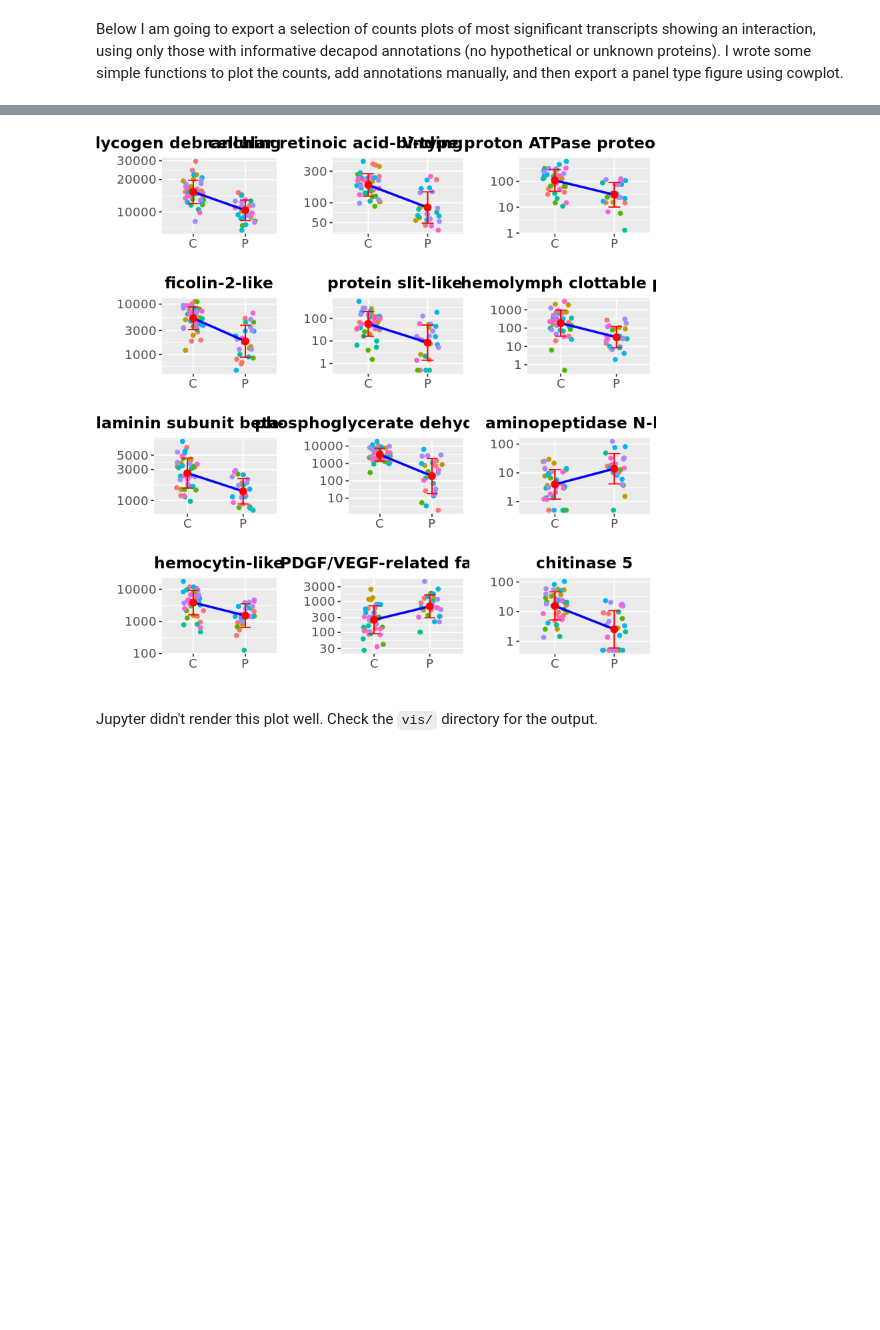
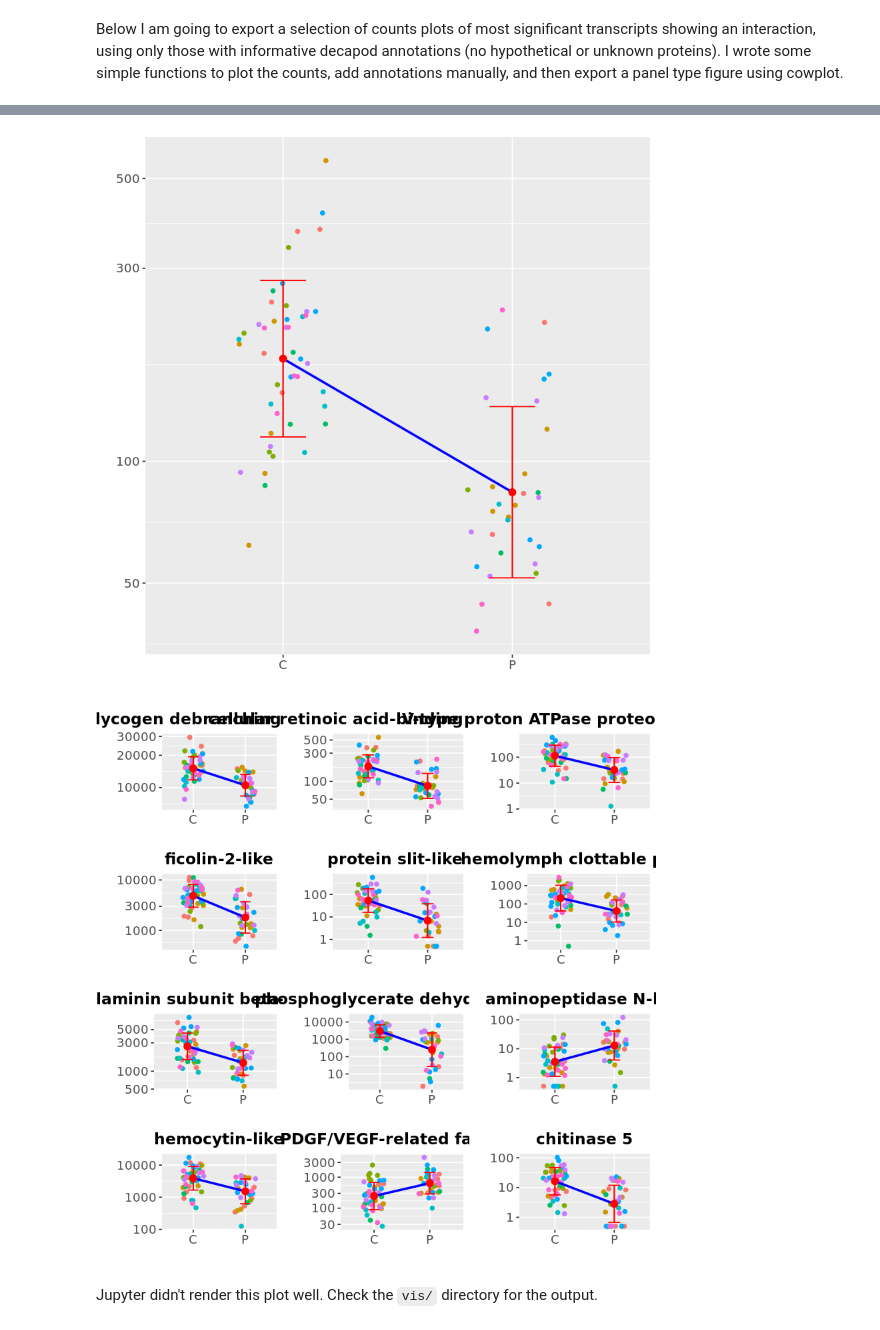
Before and after one commit to tepoltlab/RhithroLoxo_DE, a Jupyter notebook: juptyer_notebooks/DESeq2_RhithroLoxo.ipynb, the cells around one changed output, grey strips where cells are left out. Cells and saved outputs as stored; diff of their text form; code cells hidden in the pictures; blank space fills up the shorter version.

```diff
--- a/juptyer_notebooks/DESeq2_RhithroLoxo.ipynb
+++ b/juptyer_notebooks/DESeq2_RhithroLoxo.ipynb
@@ -618,9 +619,8 @@ ERROR: Error in eval(expr, envir, enclos): object 'decapod_annot' not found
 # %%
 library(cowplot)
 easy_plotCounts <- function(ID){
-    count_plot <- plotCounts(dds_range, gene=ID, intgroup=c("condition", "site"), returnData=TRUE)
-    plotCounts(dds_range, gene=ID, intgroup=c("condition", "site"), returnData=TRUE)
-        ggplot(count_plot, aes(x=condition, y=count, color=site)) +
+    count_plot <- plotCounts(dds_clean, gene=ID, intgroup=c("condition", "site"), returnData=TRUE)
+    ggplot(count_plot, aes(x=condition, y=count, color=site)) +
         theme(strip.text.x = element_text(size = 12),
         axis.text.x = element_text(size=11),
         axis.text.y = element_text(size=11)) +
@@ -632,36 +632,39 @@ easy_plotCounts <- function(ID){
         stat_summary(fun.data=mean_sdl, fun.args = list(mult=1), geom="errorbar", color="red", width=0.2) +
         scale_y_log10()
 }
 
 add_title <- function(ID, title){
      easy_plotCounts(ID) +
         ggtitle(title) +
         theme(plot.title = element_text(hjust=0.5,size=14,face="bold"), legend.position="none")
 }
 
+easy_plotCounts("TRINITY_DN4017_c2_g1_i1")
+
 p1 <- add_title("TRINITY_DN4300_c0_g2_i2","glycogen debranching enzyme")
 p2 <- add_title("TRINITY_DN4017_c2_g1_i1","cellular retinoic acid-binding protein 1-like")
 p3 <- add_title("TRINITY_DN93978_c0_g1_i1","V-type proton ATPase proteolipid subunit")
 p4 <- add_title("TRINITY_DN2676_c0_g1_i1","ficolin-2-like")
 p5 <- add_title("TRINITY_DN20560_c0_g1_i1","protein slit-like ")
 p6 <- add_title("TRINITY_DN4911_c0_g1_i1","hemolymph clottable protein")
 p7 <- add_title("TRINITY_DN3884_c0_g1_i1","laminin subunit beta-1-like")
 p8 <- add_title("TRINITY_DN440_c0_g1_i1","phosphoglycerate dehydrogenase")
 p9 <- add_title("TRINITY_DN94188_c0_g1_i1","aminopeptidase N-like")
 p10 <- add_title("TRINITY_DN12148_c0_g1_i1","hemocytin-like")
 p11 <- add_title("TRINITY_DN448_c0_g1_i6","PDGF/VEGF-related factor 1")
 p12 <- add_title("TRINITY_DN32516_c0_g1_i2","chitinase 5")
 
 
 main <- plot_grid(p1,p2,p3,p4,p5,p6,p7,p8,p9,p10,p11,p12, nrow=4, ncol=3)
-#legend <- get_legend(plot1  + guides(color = guide_legend(nrow = 1)) + theme(legend.position = "bottom"))
-#done <- plot_grid(main, legend, nrow=4,ncol=3)
+##legend <- get_legend(plot1  + guides(color = guide_legend(nrow = 1)) + theme(legend.position = "bottom"))
+##done <- plot_grid(main, legend, nrow=4,ncol=3)
 
 main
 
 save_plot("../vis/DESeq2_top_PvC_genes.png", plot=main, nrow=4, ncol=3, base_asp=1.41)
 # %% [output]
-[figure, old version]
+[figure, new version]
+[figure, added]
 # %% [markdown]
 Jupyter didn't render this plot well. Check the `vis/` directory for the output.
 # %% [markdown]
```
Also changed, not shown: parts of 28 cells of this notebook, 1 other file.
